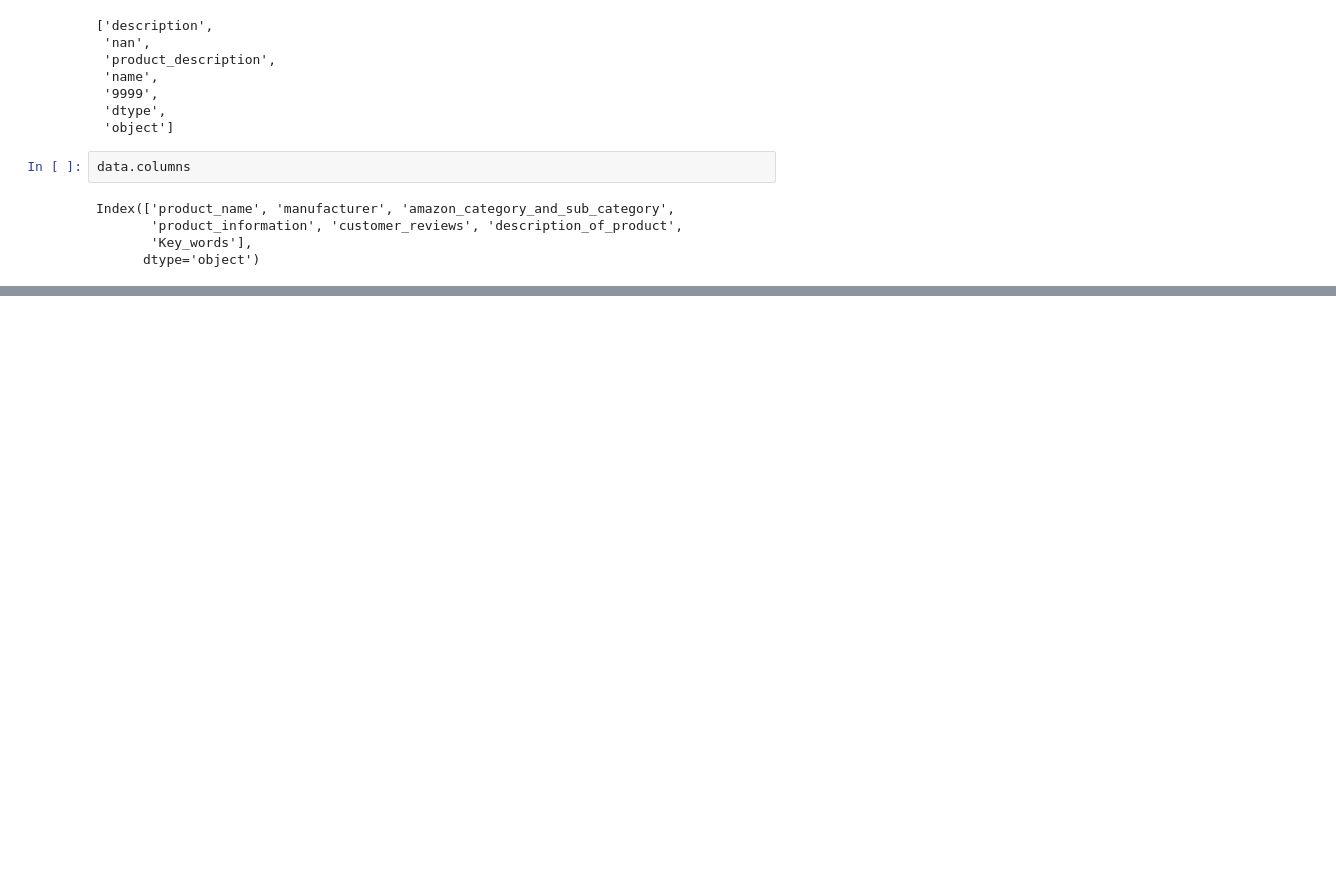
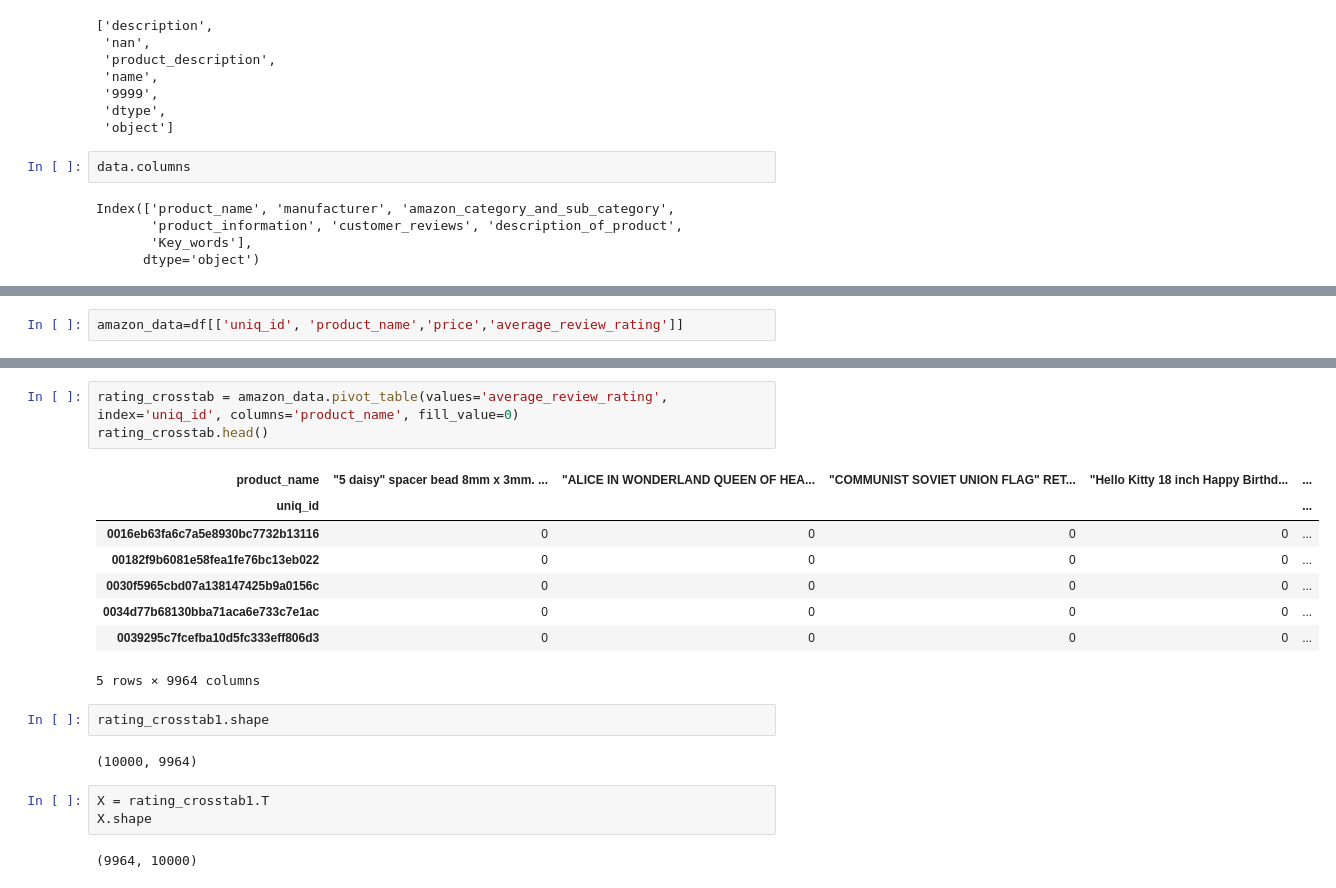
Before and after one commit to Deja2304/Capstone, a Jupyter notebook: Final Recommendations.ipynb, the cells around one changed output, grey strips where cells are left out. Drawn from its saved outputs; the diff is of its cells as text; blank space fills up the shorter version.

```diff
--- a/Final Recommendations.ipynb
+++ b/Final Recommendations.ipynb
@@ -782,0 +835,2 @@ recommend('Early Learning Centre Magnetic Letters - Upper Case')
+# %%
+amazon_data=df[['uniq_id', 'product_name','price','average_review_rating']]
@@ -782,0 +871,21 @@ recommend('Early Learning Centre Magnetic Letters - Upper Case')
+# %%
+rating_crosstab = amazon_data.pivot_table(values='average_review_rating', index='uniq_id', columns='product_name', fill_value=0)
+rating_crosstab.head()
+# %% [output]
+| product_name | "5 daisy" spacer bead 8mm x 3mm. ... | "ALICE IN WONDERLAND QUEEN OF HEA... | "COMMUNIST SOVIET UNION FLAG" RET... | "Hello Kitty 18 inch Happy Birthd... | ... |
+| uniq_id |  |  |  |  | ... |
+| 0016eb63fa6c7a5e8930bc7732b13116 | 0 | 0 | 0 | 0 | ... |
+| 00182f9b6081e58fea1fe76bc13eb022 | 0 | 0 | 0 | 0 | ... |
+| 0030f5965cbd07a138147425b9a0156c | 0 | 0 | 0 | 0 | ... |
+| 0034d77b68130bba71aca6e733c7e1ac | 0 | 0 | 0 | 0 | ... |
+| 0039295c7fcefba10d5fc333eff806d3 | 0 | 0 | 0 | 0 | ... |
+5 rows × 9964 columns
+# %%
+rating_crosstab1.shape
+# %% [output]
+(10000, 9964)
+# %%
+X = rating_crosstab1.T
+X.shape
+# %% [output]
+(9964, 10000)
```
Also changed, not shown: parts of 64 cells of this notebook, 6 other files.
